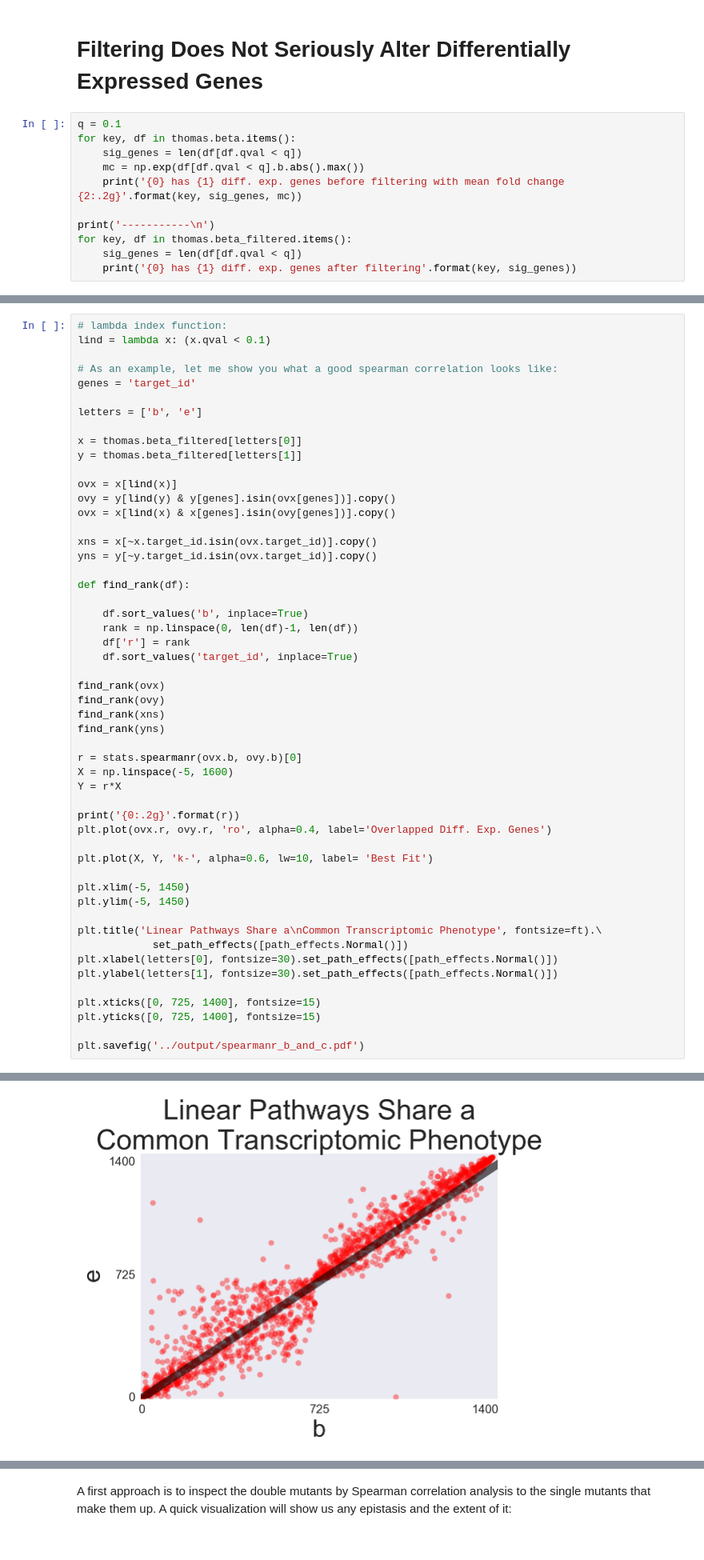
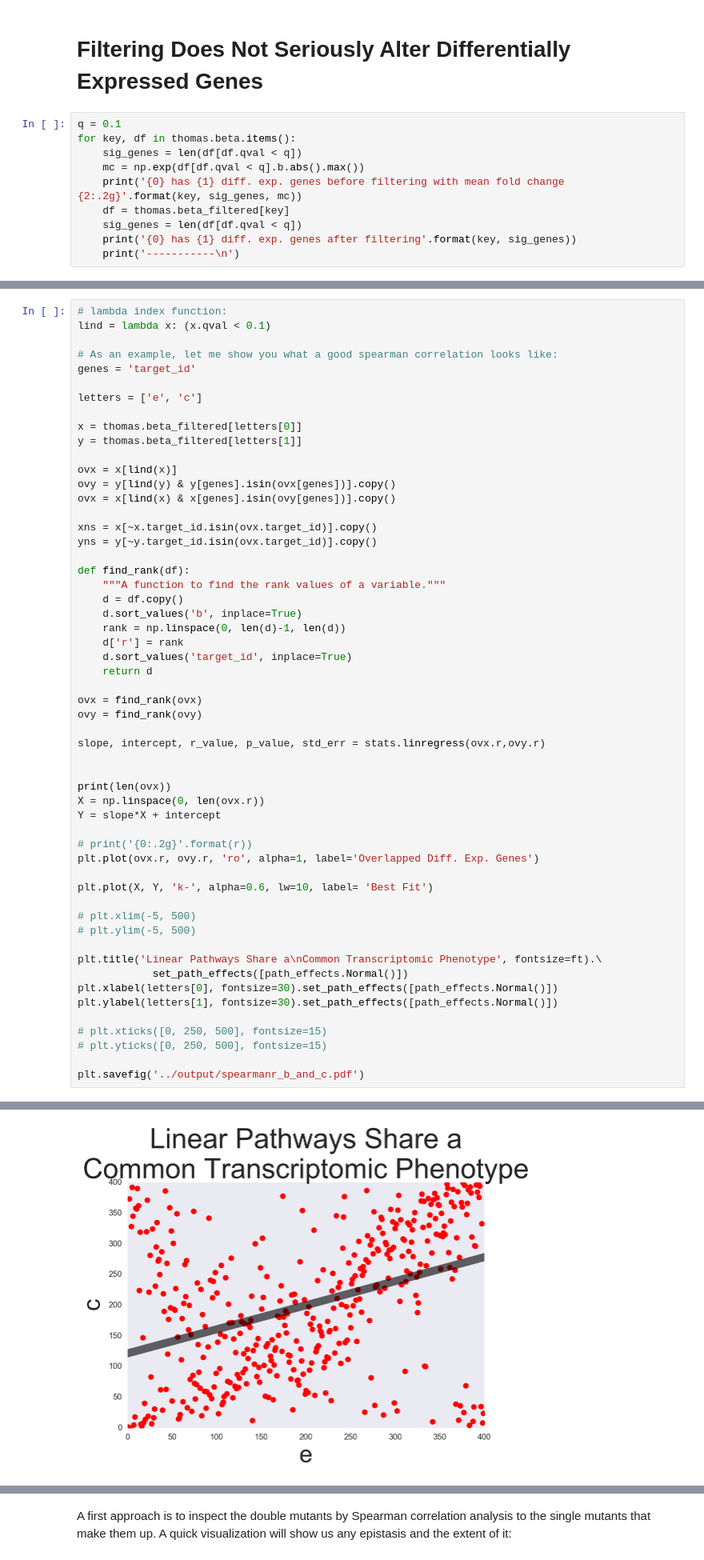
Before and after one commit to WormLabCaltech/mprsq, a Jupyter notebook: src/Genetic Analysis of RNA-Seq Data.ipynb, the cells around one changed output, grey strips where cells are left out. Shown at 80% size. Cells and saved outputs as stored; diff of their text form.

```diff
--- a/src/Genetic Analysis of RNA-Seq Data.ipynb
+++ b/src/Genetic Analysis of RNA-Seq Data.ipynb
@@ -278,9 +281,8 @@ for key, df in thomas.beta.items():
     sig_genes = len(df[df.qval < q])
     mc = np.exp(df[df.qval < q].b.abs().max())
     print('{0} has {1} diff. exp. genes before filtering with mean fold change {2:.2g}'.format(key, sig_genes, mc))
-
-print('-----------\n')
-for key, df in thomas.beta_filtered.items():
+    df = thomas.beta_filtered[key]
     sig_genes = len(df[df.qval < q])
     print('{0} has {1} diff. exp. genes after filtering'.format(key, sig_genes))
+    print('-----------\n')
 # %% [output]
@@ -336,7 +347,7 @@ lind = lambda x: (x.qval < 0.1)
 # As an example, let me show you what a good spearman correlation looks like:
 genes = 'target_id'
 
-letters = ['b', 'e']
+letters = ['e', 'c']
 
 x = thomas.beta_filtered[letters[0]]
 y = thomas.beta_filtered[letters[1]]
@@ -349,36 +360,39 @@ xns = x[~x.target_id.isin(ovx.target_id)].copy()
 yns = y[~y.target_id.isin(ovx.target_id)].copy()
 
 def find_rank(df):
+    """A function to find the rank values of a variable."""
+    d = df.copy()
+    d.sort_values('b', inplace=True)
+    rank = np.linspace(0, len(d)-1, len(d))
+    d['r'] = rank
+    d.sort_values('target_id', inplace=True)
+    return d
 
-    df.sort_values('b', inplace=True)
-    rank = np.linspace(0, len(df)-1, len(df))
-    df['r'] = rank
-    df.sort_values('target_id', inplace=True)
+ovx = find_rank(ovx)
+ovy = find_rank(ovy)
 
-find_rank(ovx)
-find_rank(ovy)
-find_rank(xns)
-find_rank(yns)
+slope, intercept, r_value, p_value, std_err = stats.linregress(ovx.r,ovy.r)
 
-r = stats.spearmanr(ovx.b, ovy.b)[0]
-X = np.linspace(-5, 1600)
-Y = r*X
 
-print('{0:.2g}'.format(r))
-plt.plot(ovx.r, ovy.r, 'ro', alpha=0.4, label='Overlapped Diff. Exp. Genes')
+print(len(ovx))
+X = np.linspace(0, len(ovx.r))
+Y = slope*X + intercept
+
+# print('{0:.2g}'.format(r))
+plt.plot(ovx.r, ovy.r, 'ro', alpha=1, label='Overlapped Diff. Exp. Genes')
 
 plt.plot(X, Y, 'k-', alpha=0.6, lw=10, label= 'Best Fit')
 
-plt.xlim(-5, 1450)
-plt.ylim(-5, 1450)
+# plt.xlim(-5, 500)
+# plt.ylim(-5, 500)
 
 plt.title('Linear Pathways Share a\nCommon Transcriptomic Phenotype', fontsize=ft).\
             set_path_effects([path_effects.Normal()])
 plt.xlabel(letters[0], fontsize=30).set_path_effects([path_effects.Normal()])
 plt.ylabel(letters[1], fontsize=30).set_path_effects([path_effects.Normal()])
 
-plt.xticks([0, 725, 1400], fontsize=15)
-plt.yticks([0, 725, 1400], fontsize=15)
+# plt.xticks([0, 250, 500], fontsize=15)
+# plt.yticks([0, 250, 500], fontsize=15)
 
 plt.savefig('../output/spearmanr_b_and_c.pdf')
 # %% [output]
@@ -386 +400 @@ plt.savefig('../output/spearmanr_b_and_c.pdf')
-[figure, old version]
+[figure, new version]
```
Also changed, not shown: parts of 95 cells of this notebook, 41 other files.
